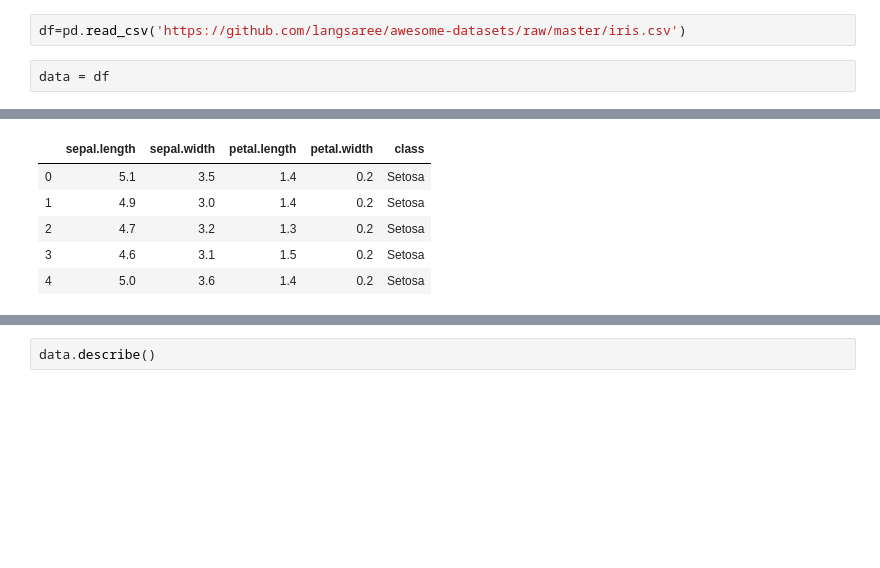
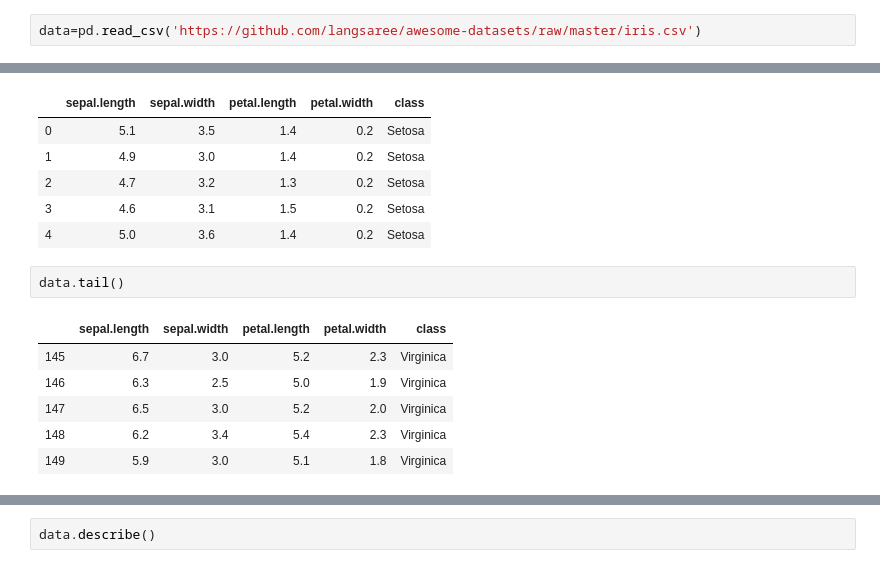
Before and after one commit to langsari/ftu-artificial-intelligence, a Jupyter notebook: ai-class-10.ipynb, the cells around one changed output, grey strips where cells are left out. Cells and saved outputs as stored; diff of their text form; blank space fills up the shorter version.

```diff
--- a/ai-class-10.ipynb
+++ b/ai-class-10.ipynb
@@ -10,6 +20,4 @@ import pandas as pd
 import seaborn as sns
 import matplotlib.pyplot as plt
 # %%
-df=pd.read_csv('https://github.com/langsaree/awesome-datasets/raw/master/iris.csv')
+data=pd.read_csv('https://github.com/langsaree/awesome-datasets/raw/master/iris.csv')
-# %%
-data = df
@@ -22,4 +32,13 @@ data.head()
 | 2 | 4.7 | 3.2 | 1.3 | 0.2 | Setosa |
 | 3 | 4.6 | 3.1 | 1.5 | 0.2 | Setosa |
 | 4 | 5.0 | 3.6 | 1.4 | 0.2 | Setosa |
+# %%
+data.tail()
+# %% [output]
+|  | sepal.length | sepal.width | petal.length | petal.width | class |
+| 145 | 6.7 | 3.0 | 5.2 | 2.3 | Virginica |
+| 146 | 6.3 | 2.5 | 5.0 | 1.9 | Virginica |
+| 147 | 6.5 | 3.0 | 5.2 | 2.0 | Virginica |
+| 148 | 6.2 | 3.4 | 5.4 | 2.3 | Virginica |
+| 149 | 5.9 | 3.0 | 5.1 | 1.8 | Virginica |
 # %%
```
Also changed, not shown: parts of 9 cells of this notebook, 4 other files.
